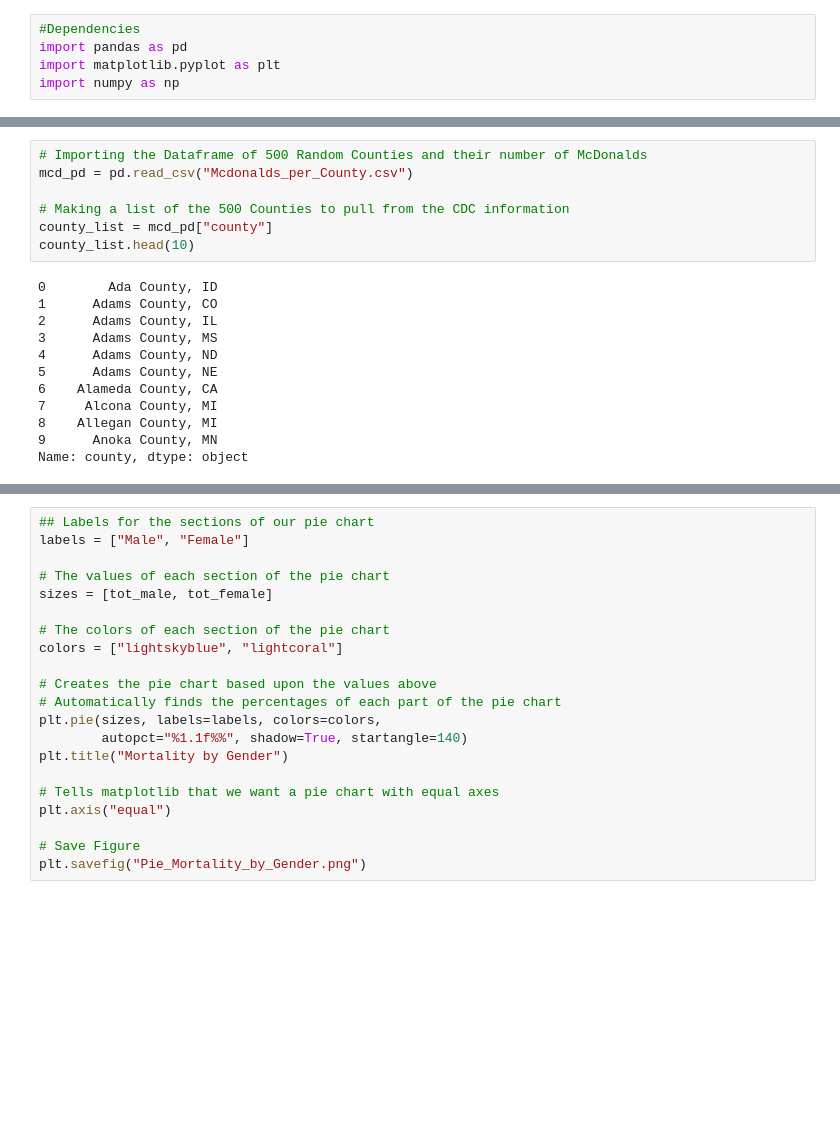
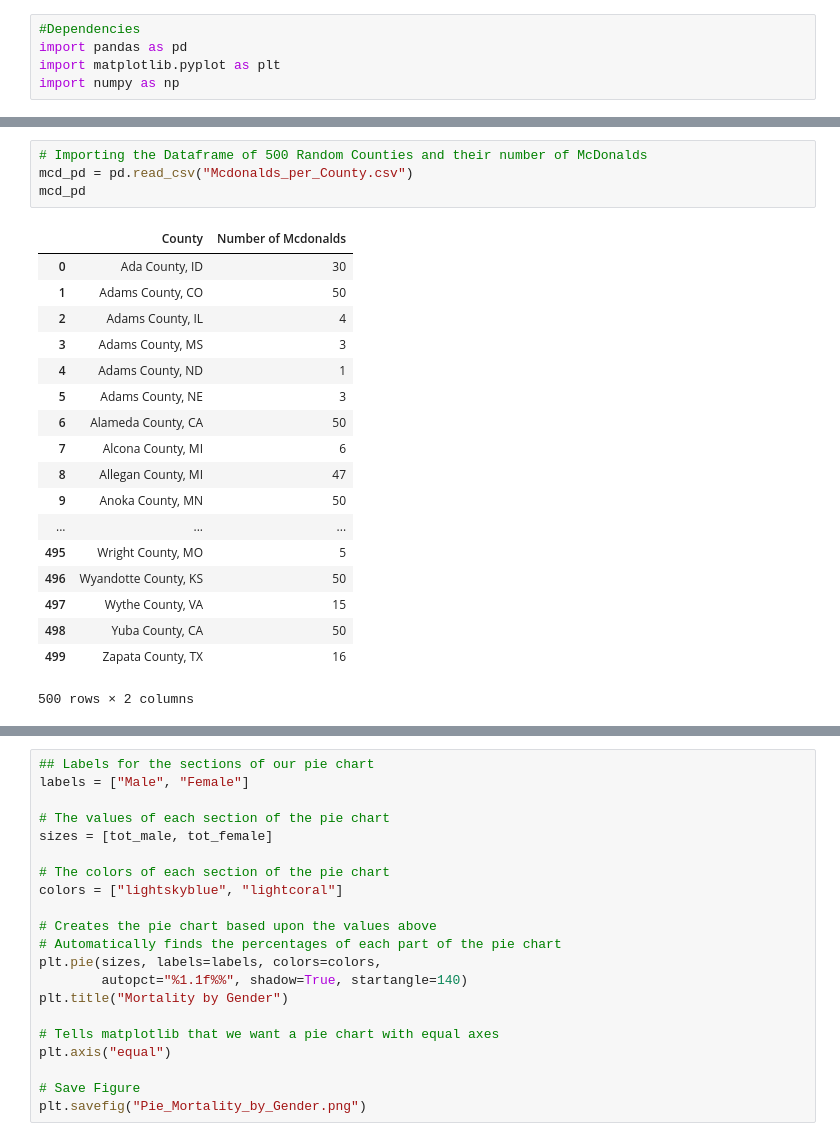
Before and after one commit to patrickmheembrock/ProjectRepo, a Jupyter notebook: Patricks Updates/Data Analysis Notebook - Pie Graphs.ipynb, the cells around one changed output, grey strips where cells are left out. Cells and saved outputs as stored; diff of their text form; blank space fills up the shorter version.

```diff
--- a/Patricks Updates/Data Analysis Notebook - Pie Graphs.ipynb
+++ b/Patricks Updates/Data Analysis Notebook - Pie Graphs.ipynb
@@ -26,19 +22,23 @@ cdc_pd.head()
 # %%
 # Importing the Dataframe of 500 Random Counties and their number of McDonalds
 mcd_pd = pd.read_csv("Mcdonalds_per_County.csv")
-
-# Making a list of the 500 Counties to pull from the CDC information
-county_list = mcd_pd["county"]
-county_list.head(10)
+mcd_pd
 # %% [output]
+|  | County | Number of Mcdonalds |
+| 0 | Ada County, ID | 30 |
+| 1 | Adams County, CO | 50 |
+| 2 | Adams County, IL | 4 |
+| 3 | Adams County, MS | 3 |
+| 4 | Adams County, ND | 1 |
+| 5 | Adams County, NE | 3 |
+| 6 | Alameda County, CA | 50 |
+| 7 | Alcona County, MI | 6 |
+| 8 | Allegan County, MI | 47 |
+| 9 | Anoka County, MN | 50 |
+| ... | ... | ... |
+| 495 | Wright County, MO | 5 |
+| 496 | Wyandotte County, KS | 50 |
+| 497 | Wythe County, VA | 15 |
+| 498 | Yuba County, CA | 50 |
+| 499 | Zapata County, TX | 16 |
-0        Ada County, ID
-1      Adams County, CO
-2      Adams County, IL
-3      Adams County, MS
-4      Adams County, ND
-5      Adams County, NE
-6    Alameda County, CA
-7     Alcona County, MI
-8    Allegan County, MI
-9      Anoka County, MN
-Name: county, dtype: object
+500 rows × 2 columns
```
Also changed, not shown: parts of 7 cells of this notebook, 6 other files.
